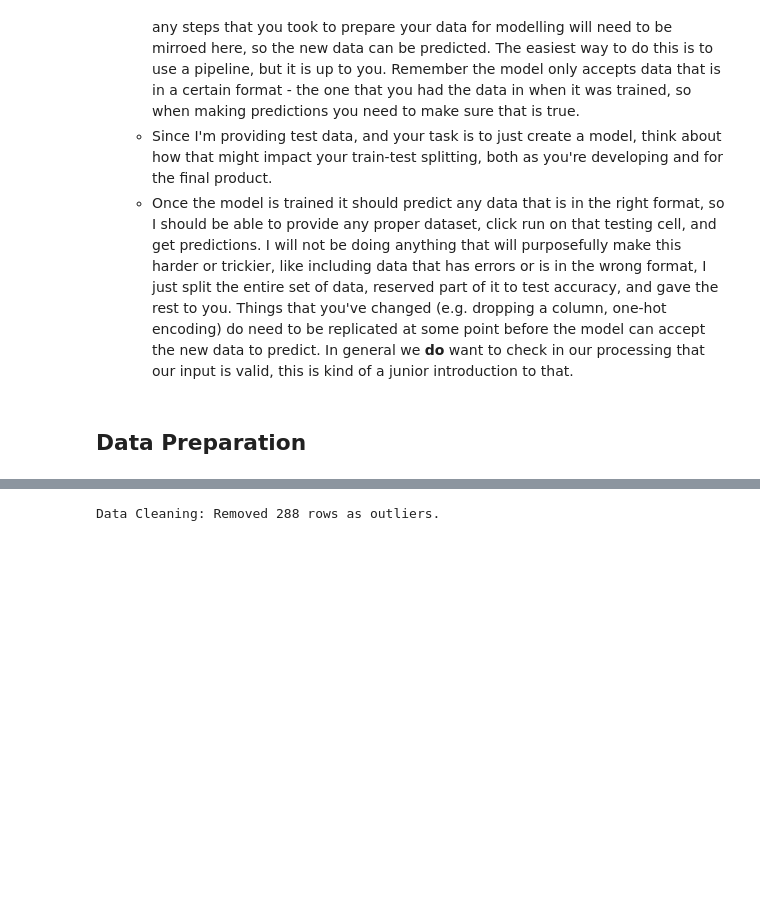
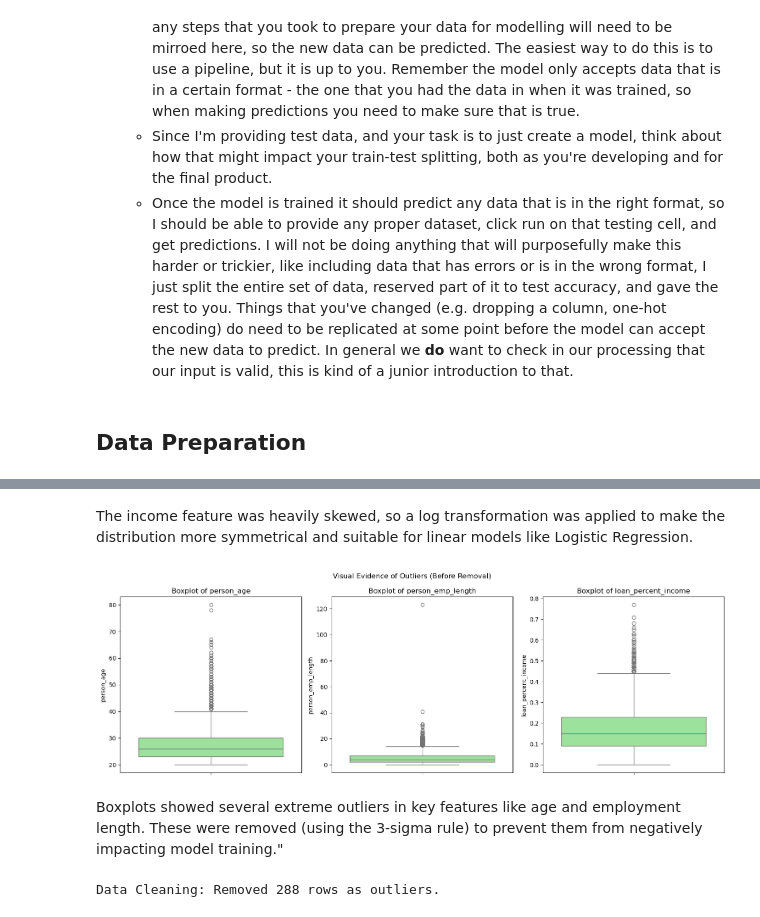
Before and after one commit to smalona1/BSIP_Assignment_4_Students, a Jupyter notebook: START_Asn_4.ipynb, the cells around one changed output, grey strips where cells are left out. Cells and saved outputs as stored; diff of their text form; code cells hidden in the pictures; blank space fills up the shorter version.

```diff
--- a/START_Asn_4.ipynb
+++ b/START_Asn_4.ipynb
@@ -75,3 +102,26 @@ df = df.drop(columns=['Unnamed: 0', 'loan_grade'])
+# %% [markdown]
+The income feature was heavily skewed, so a log transformation was applied to make the distribution more symmetrical and suitable for linear models like Logistic Regression.
+# %%
+# --- Select columns to show outliers ---
+outlier_cols = ['person_age', 'person_emp_length', 'loan_percent_income']
+
+# --- Generate Plot ---
+plt.figure(figsize=(15, 5))
+
+for i, col in enumerate(outlier_cols):
+    plt.subplot(1, 3, i + 1)
+    sns.boxplot(y=df_raw[col], color='lightgreen')
+    plt.title(f'Boxplot of {col}')
+    plt.ylabel(col)
+
+plt.suptitle('Visual Evidence of Outliers (Before Removal)')
+plt.tight_layout()
+plt.savefig('boxplots_outlier_rationale.png')
+plt.show()
+# %% [output]
+[figure, added]
+# %% [markdown]
+Boxplots showed several extreme outliers in key features like age and employment length. These were removed (using the 3-sigma rule) to prevent them from negatively impacting model training."
 # %%
 # Apply Log Transformation for required columns
 log_cols = ['person_income', 'person_age', 'loan_amnt', 'loan_int_rate']
```
Also changed, not shown: parts of 5 cells of this notebook, 3 other files.
